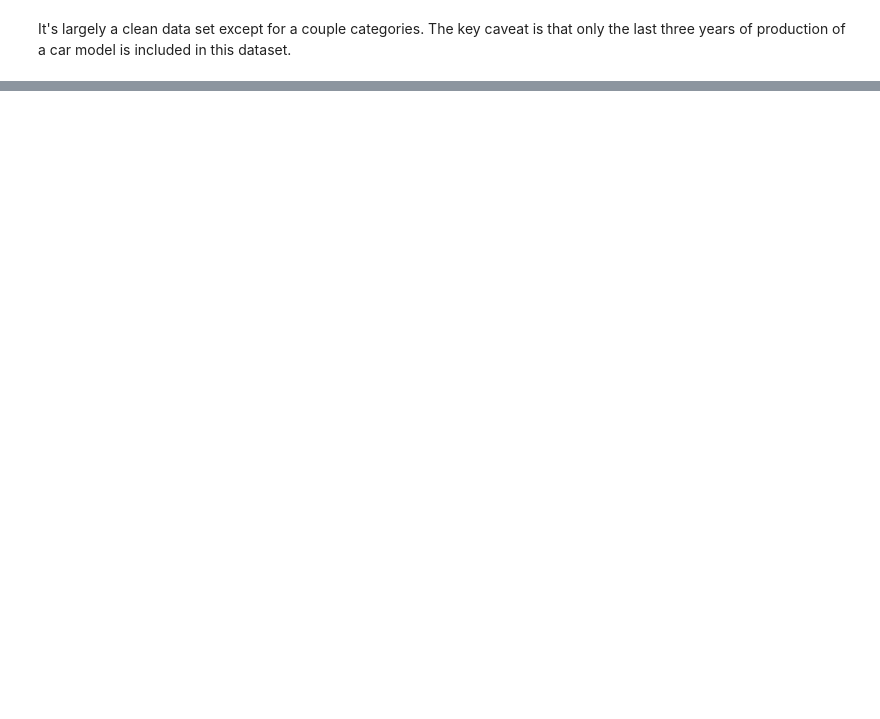
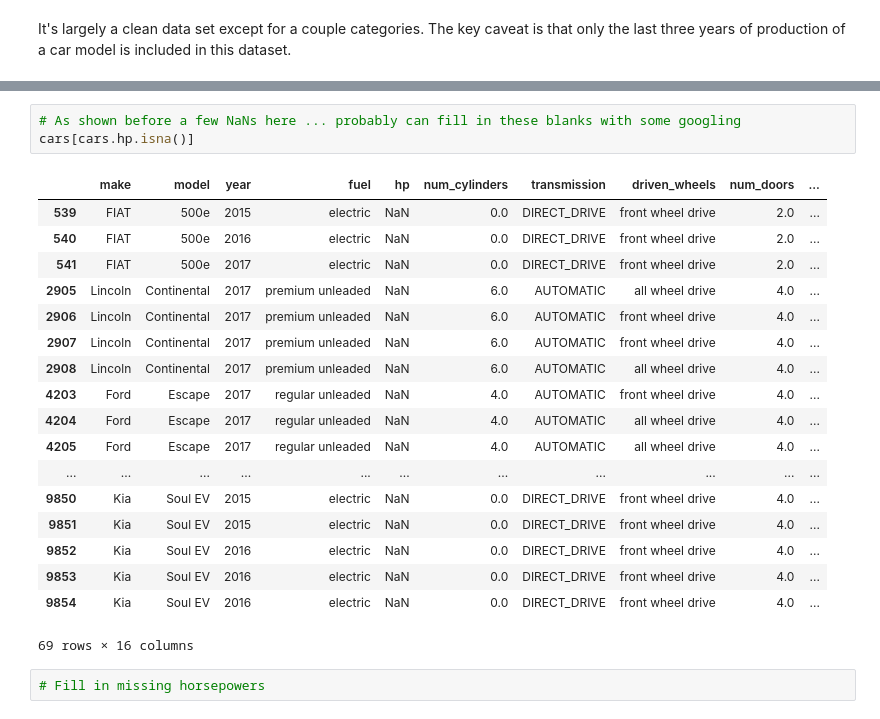
Before and after one commit to wkarney/newcars, a Jupyter notebook: EDA.ipynb, the cells around one changed output, grey strips where cells are left out. Saved outputs shown, nothing was run; the diff lists cells and outputs as text; blank space fills up the shorter version.

```diff
--- a/EDA.ipynb
+++ b/EDA.ipynb
@@ -56,0 +157,24 @@ plt.title("Significant increase in car models in 2015-17 \n (only last three mod
+# %%
+# As shown before a few NaNs here ... probably can fill in these blanks with some googling
+cars[cars.hp.isna()]
+# %% [output]
+|  | make | model | year | fuel | hp | num_cylinders | transmission | driven_wheels | num_doors | ... |
+| 539 | FIAT | 500e | 2015 | electric | NaN | 0.0 | DIRECT_DRIVE | front wheel drive | 2.0 | ... |
+| 540 | FIAT | 500e | 2016 | electric | NaN | 0.0 | DIRECT_DRIVE | front wheel drive | 2.0 | ... |
+| 541 | FIAT | 500e | 2017 | electric | NaN | 0.0 | DIRECT_DRIVE | front wheel drive | 2.0 | ... |
+| 2905 | Lincoln | Continental | 2017 | premium unleaded | NaN | 6.0 | AUTOMATIC | all wheel drive | 4.0 | ... |
+| 2906 | Lincoln | Continental | 2017 | premium unleaded | NaN | 6.0 | AUTOMATIC | front wheel drive | 4.0 | ... |
+| 2907 | Lincoln | Continental | 2017 | premium unleaded | NaN | 6.0 | AUTOMATIC | front wheel drive | 4.0 | ... |
+| 2908 | Lincoln | Continental | 2017 | premium unleaded | NaN | 6.0 | AUTOMATIC | all wheel drive | 4.0 | ... |
+| 4203 | Ford | Escape | 2017 | regular unleaded | NaN | 4.0 | AUTOMATIC | front wheel drive | 4.0 | ... |
+| 4204 | Ford | Escape | 2017 | regular unleaded | NaN | 4.0 | AUTOMATIC | all wheel drive | 4.0 | ... |
+| 4205 | Ford | Escape | 2017 | regular unleaded | NaN | 4.0 | AUTOMATIC | all wheel drive | 4.0 | ... |
+| ... | ... | ... | ... | ... | ... | ... | ... | ... | ... | ... |
+| 9850 | Kia | Soul EV | 2015 | electric | NaN | 0.0 | DIRECT_DRIVE | front wheel drive | 4.0 | ... |
+| 9851 | Kia | Soul EV | 2015 | electric | NaN | 0.0 | DIRECT_DRIVE | front wheel drive | 4.0 | ... |
+| 9852 | Kia | Soul EV | 2016 | electric | NaN | 0.0 | DIRECT_DRIVE | front wheel drive | 4.0 | ... |
+| 9853 | Kia | Soul EV | 2016 | electric | NaN | 0.0 | DIRECT_DRIVE | front wheel drive | 4.0 | ... |
+| 9854 | Kia | Soul EV | 2016 | electric | NaN | 0.0 | DIRECT_DRIVE | front wheel drive | 4.0 | ... |
+69 rows × 16 columns
+# %%
+# Fill in missing horsepowers
```
Also changed, not shown: parts of 26 cells of this notebook, 3 other files.
